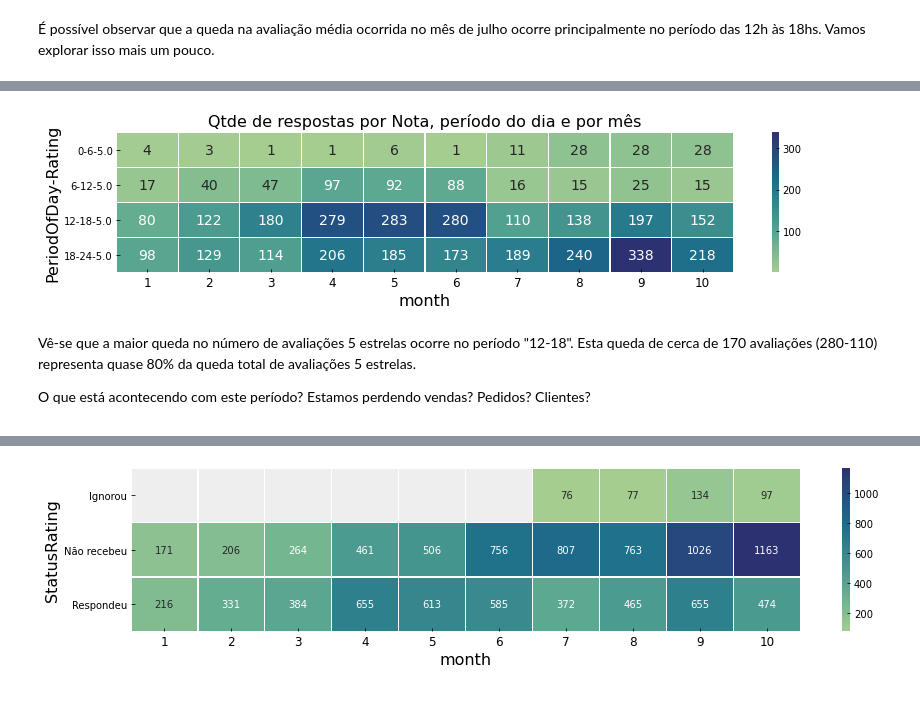
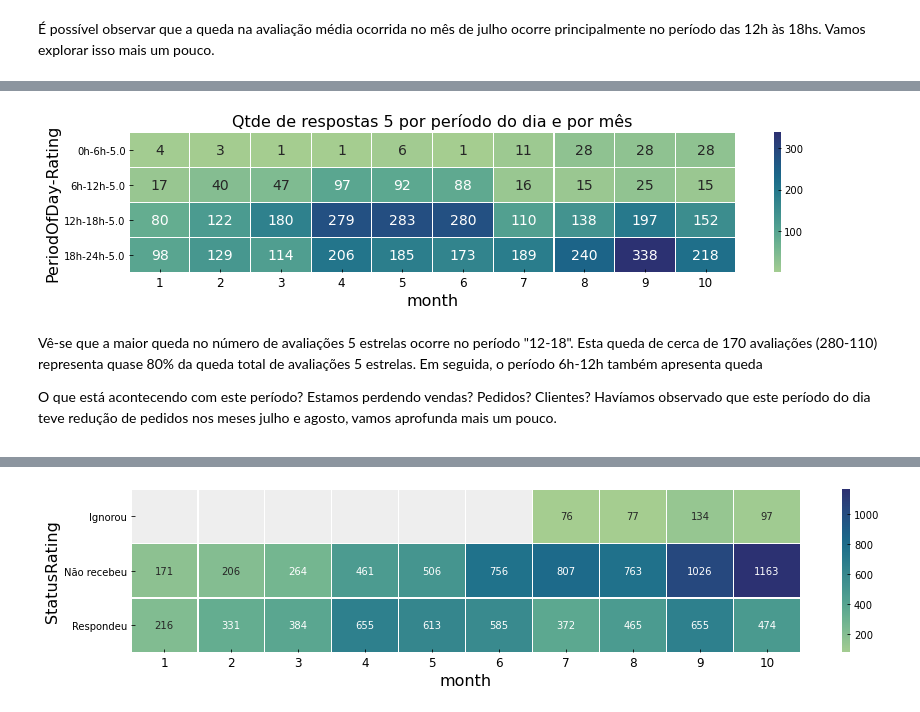
Before and after one commit to japanfelipe/challenge_ze, a Jupyter notebook: desafio I/notebooks/questao1.ipynb, the cells around one changed output, grey strips where cells are left out. Drawn from its saved outputs; the diff is of its cells as text; code cells hidden in the pictures.

```diff
--- a/desafio I/notebooks/questao1.ipynb
+++ b/desafio I/notebooks/questao1.ipynb
@@ -41,7 +41,7 @@ Order_rating_DB['month'] = Order_rating_DB['Date&Time'].dt.month
 Order_rating_DB['month-day'] = Order_rating_DB['Date&Time'].dt.strftime('%m%d')
 
 bins = [0, 6, 12, 18, 25]
-labels = ['0-6','6-12','12-18','18-24']
+labels = ['0h-6h','6h-12h','12h-18h','18h-24h']
 Order_rating_DB['PeriodOfDay'] = pd.cut(Order_rating_DB['hour'], bins=bins, labels=labels, right=False)
 # %%
 # Tamanho do dataset
@@ -385,15 +370,15 @@ plt.figure(figsize=(18,8))
 # %%
 plt.figure(figsize=(12,3))
 (sns.heatmap(
     (classificacao.query("Rating == 5")
      .pivot_table(columns='month',
                   index=['PeriodOfDay','Rating'],
                   values='OrderID',
                   aggfunc='count')
     ),  annot=True, fmt='.0f', linewidths=0.2, cmap="crest", annot_kws={"fontsize":14})
-), plt.title("Qtde de respostas por Nota, período do dia e por mês"), plt.tight_layout();
+), plt.title("Qtde de respostas 5 por período do dia e por mês"), plt.tight_layout();
 # %% [output]
-[figure, old version]
+[figure, new version]
 # %% [markdown]
-Vê-se que a maior queda no número de avaliações 5 estrelas ocorre no período "12-18". Esta queda de cerca de 170 avaliações (280-110) representa quase 80% da queda total de avaliações 5 estrelas. <p>
-O que está acontecendo com este período? Estamos perdendo vendas? Pedidos? Clientes?
+Vê-se que a maior queda no número de avaliações 5 estrelas ocorre no período "12-18". Esta queda de cerca de 170 avaliações (280-110) representa quase 80% da queda total de avaliações 5 estrelas.  Em seguida, o período 6h-12h também apresenta queda <p>
+O que está acontecendo com este período? Estamos perdendo vendas? Pedidos? Clientes? Havíamos observado que este período do dia teve redução de pedidos nos meses julho e agosto, vamos aprofunda mais um pouco.
```
Also changed, not shown: parts of 15 cells of this notebook, 1 other file.
